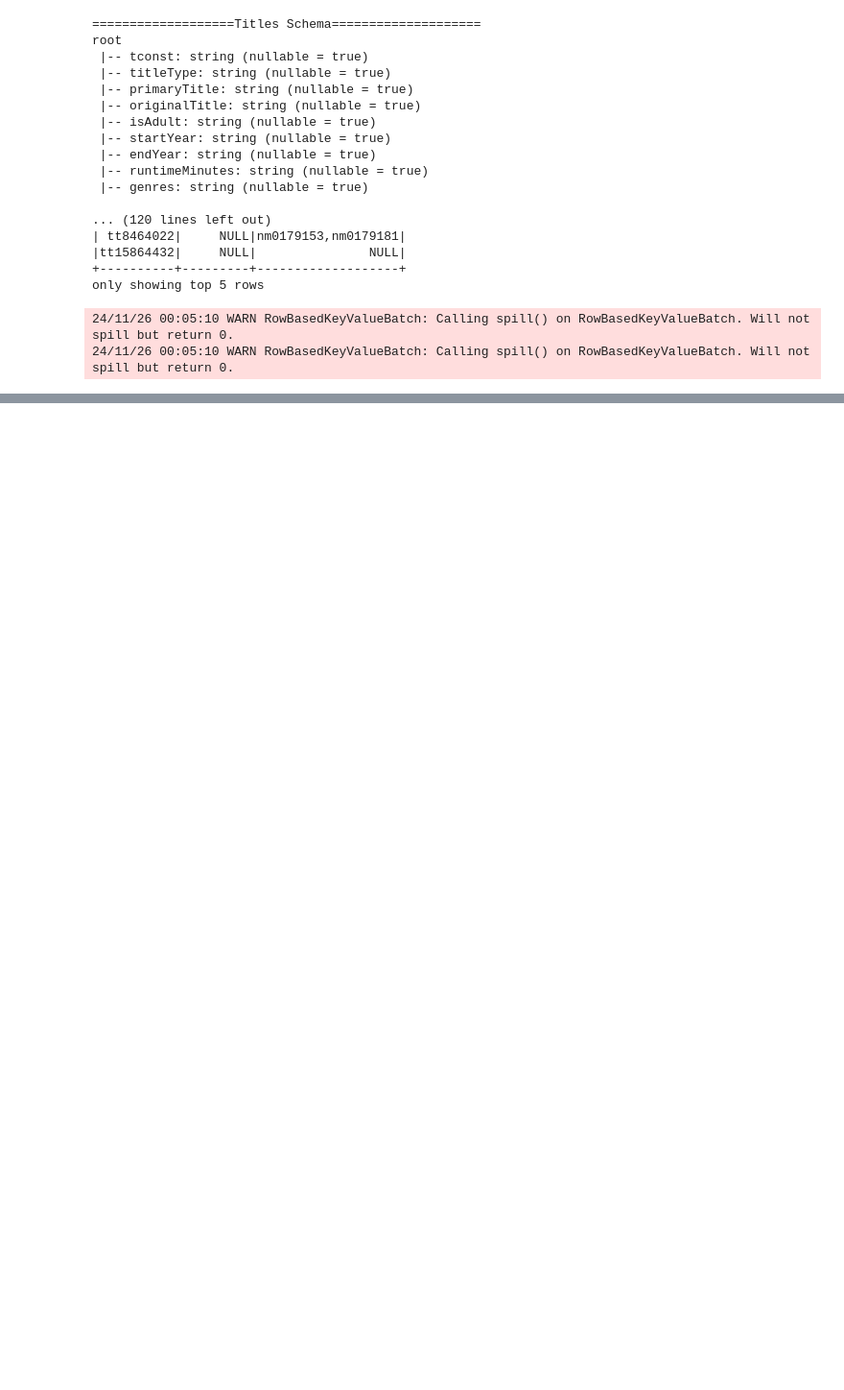
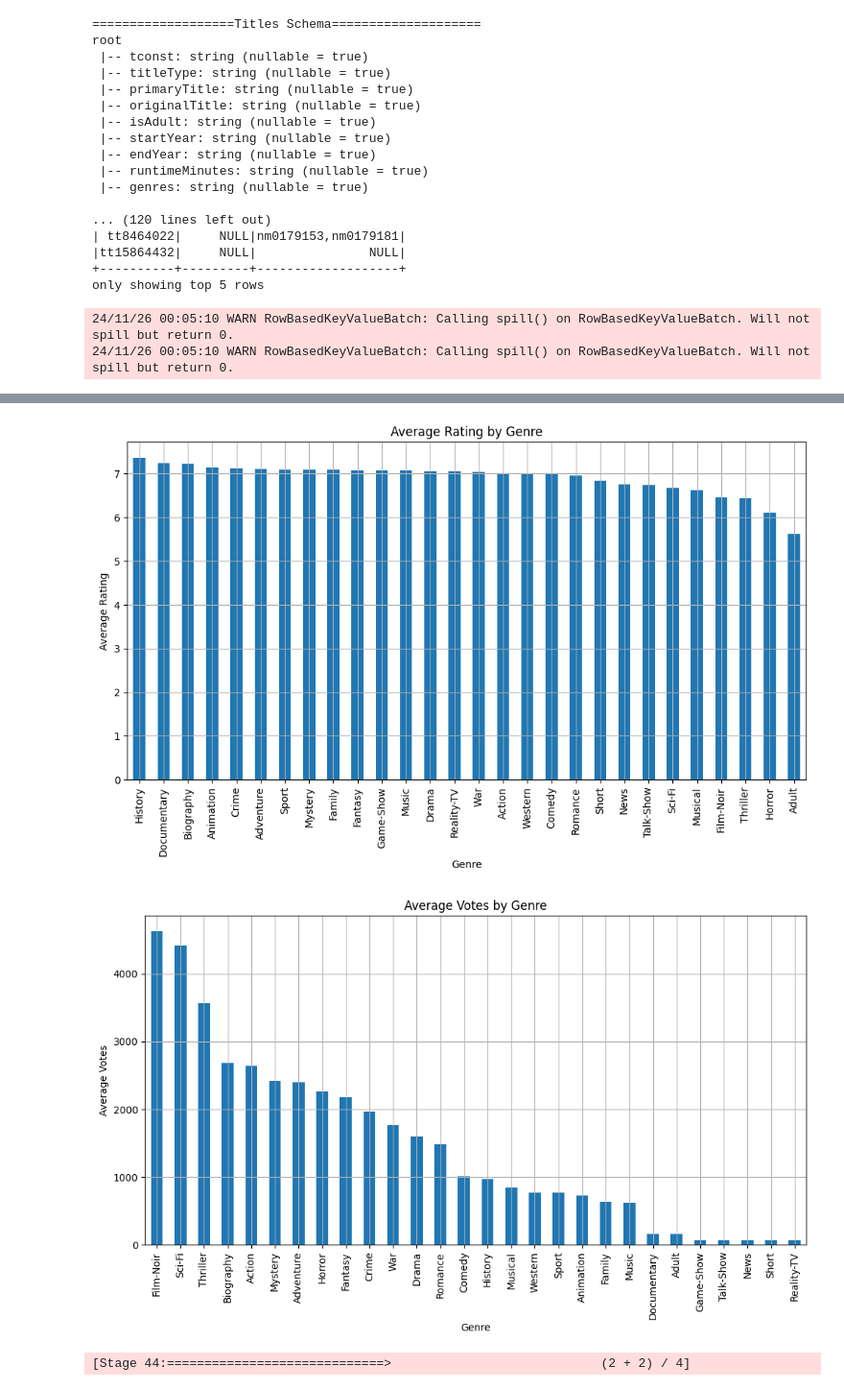
Before and after one commit to duongnguyen291/IMDB_Analytics, a Jupyter notebook: imdb_analytics/notebooks/exploration.ipynb, the cells around one changed output, grey strips where cells are left out. Shown: that part at 96% size. Cells and saved outputs as stored; diff of their text form; code cells hidden in the pictures; blank space fills up the shorter version.

```diff
--- a/imdb_analytics/notebooks/exploration.ipynb
+++ b/imdb_analytics/notebooks/exploration.ipynb
@@ -1942,0 +2048,4 @@ print("Analysis completed. Plots saved as images.")
+# %%
+# 10. Audience preferences by genre
+AdvancedUsage.analyze_audience_preferences_by_genre_usage(titles_df, rating_df)
+# %% [output]
@@ -1942,0 +2053,3 @@ print("Analysis completed. Plots saved as images.")
+[figure, added]
+[figure, added]
+[Stage 44:=============================>                            (2 + 2) / 4]
```
Also changed, not shown: parts of 19 cells of this notebook.
